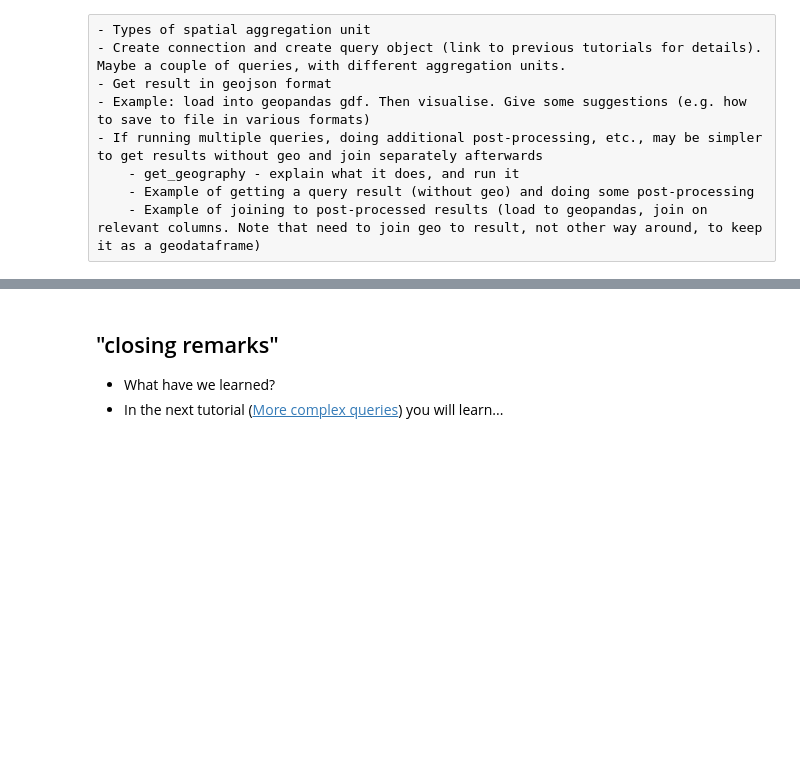
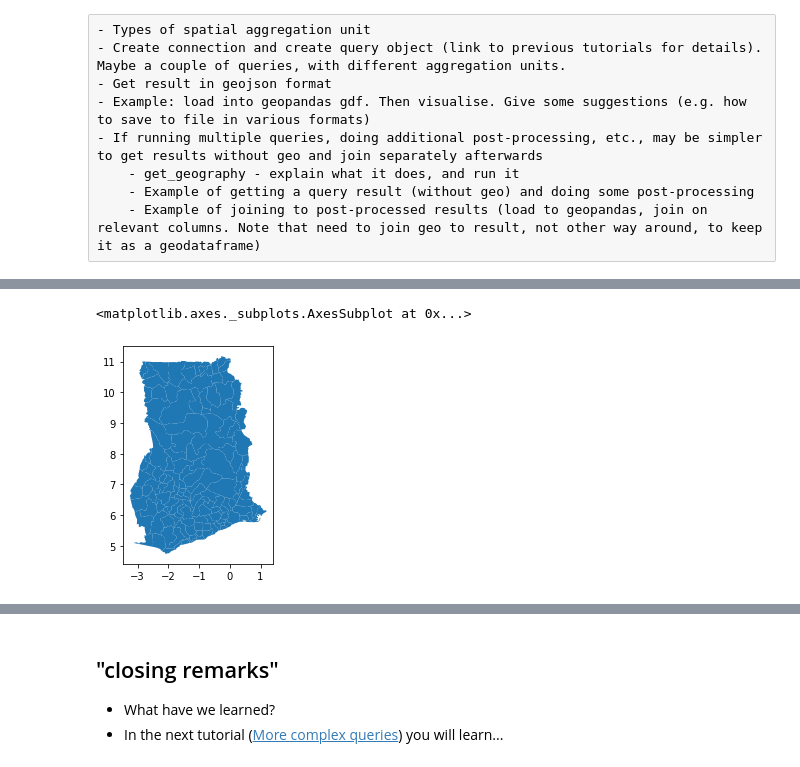
Before and after one commit to Flowminder/FlowKit-tutorials-Ghana, a Jupyter notebook: 03-geography.ipynb, the cells around one changed output, grey strips where cells are left out. Cells and saved outputs as stored; diff of their text form; code cells hidden in the pictures; blank space fills up the shorter version.

Commit message:
Add code for tutorial 3 (geography)

```diff
--- a/03-geography.ipynb
+++ b/03-geography.ipynb
@@ -18,0 +49,4 @@ In this tutorial you will learn:
+# %%
+admin2_geojson = fc.get_geography(connection=conn, aggregation_unit="admin2")
+admin2_geopandas = gpd.GeoDataFrame.from_features(admin2_geojson)
+admin2_geopandas
@@ -18,0 +67,5 @@ In this tutorial you will learn:
+# %%
+admin2_geopandas.plot()
+# %% [output]
+<matplotlib.axes._subplots.AxesSubplot at 0x...>
+[figure, added]
```
Also changed, not shown: parts of 19 cells of this notebook, 1 other file.
